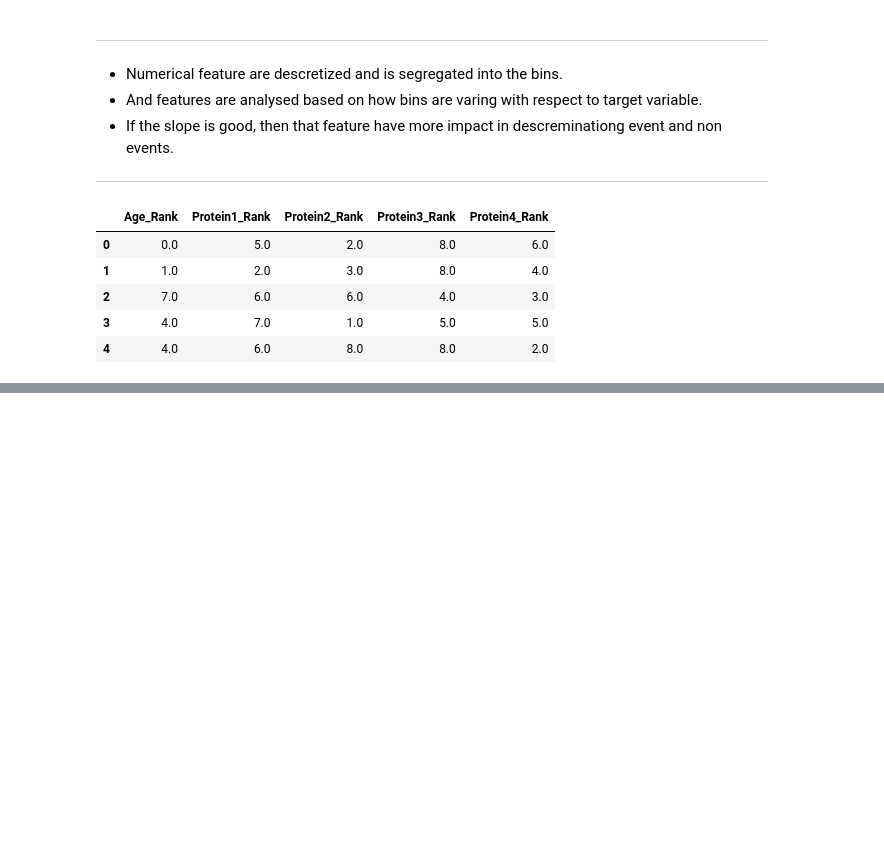
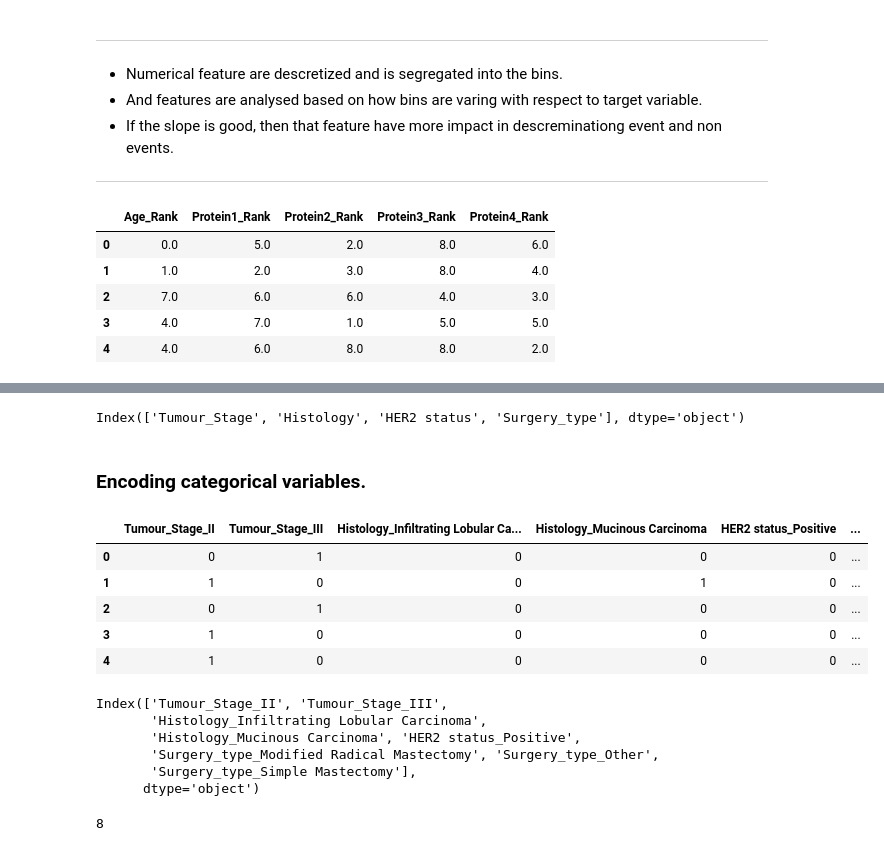
Before and after one commit to VishalWadagavi/Feature_Selection_Techniques, a Jupyter notebook: Feature_Selection_Techniques_Breast_Cancer_Data.ipynb, the cells around one changed output, grey strips where cells are left out. Cells and saved outputs as stored; diff of their text form; code cells hidden in the pictures; blank space fills up the shorter version.

```diff
--- a/Feature_Selection_Techniques_Breast_Cancer_Data.ipynb
+++ b/Feature_Selection_Techniques_Breast_Cancer_Data.ipynb
@@ -276,0 +258,35 @@ pd.get_dummies(df['Gender'],prefix='Gender',drop_first=True)
+# %%
+#droping date features.
+df_cat.drop(['Date_of_Surgery','Date_of_Last_Visit'],axis=1,inplace=True)
+# %%
+#droping Gender and Patient_Status
+df_cat.drop(['Gender','Patient_Status','ER status','PR status'],axis=1,inplace=True)
+# %%
+df_cat.columns
+# %% [output]
+Index(['Tumour_Stage', 'Histology', 'HER2 status', 'Surgery_type'], dtype='object')
+# %% [markdown]
+### Encoding categorical variables.
+# %%
+df_cat1=pd.get_dummies(df_cat,drop_first=True)
+df_cat1.head()
+# %% [output]
+|  | Tumour_Stage_II | Tumour_Stage_III | Histology_Infiltrating Lobular Ca... | Histology_Mucinous Carcinoma | HER2 status_Positive | ... |
+| 0 | 0 | 1 | 0 | 0 | 0 | ... |
+| 1 | 1 | 0 | 0 | 1 | 0 | ... |
+| 2 | 0 | 1 | 0 | 0 | 0 | ... |
+| 3 | 1 | 0 | 0 | 0 | 0 | ... |
+| 4 | 1 | 0 | 0 | 0 | 0 | ... |
+# %%
+df_cat1.columns
+# %% [output]
+Index(['Tumour_Stage_II', 'Tumour_Stage_III',
+       'Histology_Infiltrating Lobular Carcinoma',
+       'Histology_Mucinous Carcinoma', 'HER2 status_Positive',
+       'Surgery_type_Modified Radical Mastectomy', 'Surgery_type_Other',
+       'Surgery_type_Simple Mastectomy'],
+      dtype='object')
+# %%
+len(df_cat1.columns)
+# %% [output]
+8
```
Also changed, not shown: parts of 21 cells of this notebook.
